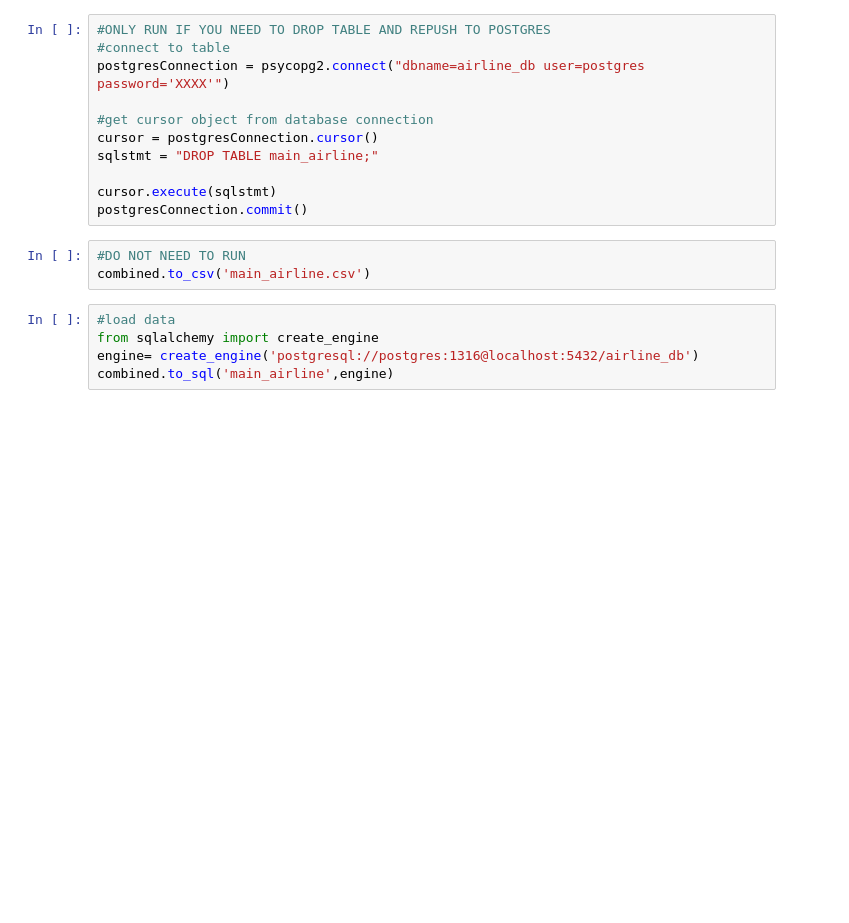
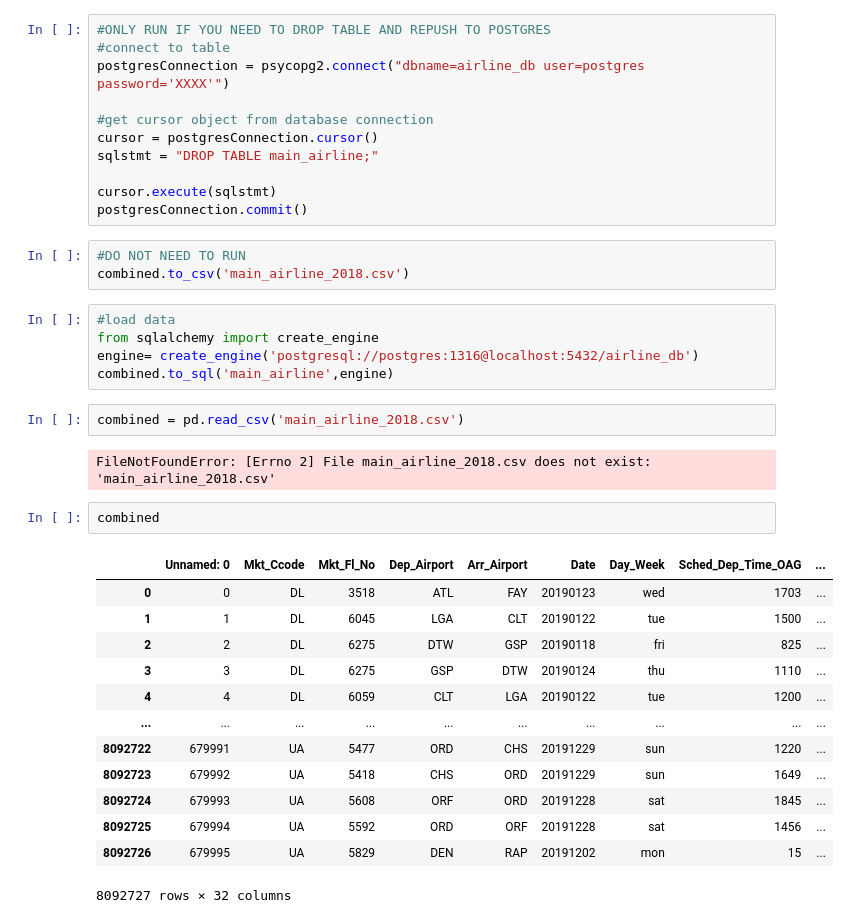
Before and after one commit to andrew-ana/machine-learning-project, a Jupyter notebook: resources/datacleaning.ipynb, the cells around one changed output. Drawn from its saved outputs; the diff is of its cells as text; blank space fills up the shorter version.

```diff
--- a/resources/datacleaning.ipynb
+++ b/resources/datacleaning.ipynb
@@ -251,9 +251,29 @@ cursor.execute(sqlstmt)
 postgresConnection.commit()
 # %%
 #DO NOT NEED TO RUN
-combined.to_csv('main_airline.csv')
+combined.to_csv('main_airline_2018.csv')
 # %%
 #load data
 from sqlalchemy import create_engine
 engine= create_engine('postgresql://postgres:1316@localhost:5432/airline_db')
 combined.to_sql('main_airline',engine)
+# %%
+combined = pd.read_csv('main_airline_2018.csv')
+# %% [output]
+FileNotFoundError: [Errno 2] File main_airline_2018.csv does not exist: 'main_airline_2018.csv'
+# %%
+combined
+# %% [output]
+|  | Unnamed: 0 | Mkt_Ccode | Mkt_Fl_No | Dep_Airport | Arr_Airport | Date | Day_Week | Sched_Dep_Time_OAG | ... |
+| 0 | 0 | DL | 3518 | ATL | FAY | 20190123 | wed | 1703 | ... |
+| 1 | 1 | DL | 6045 | LGA | CLT | 20190122 | tue | 1500 | ... |
+| 2 | 2 | DL | 6275 | DTW | GSP | 20190118 | fri | 825 | ... |
+| 3 | 3 | DL | 6275 | GSP | DTW | 20190124 | thu | 1110 | ... |
+| 4 | 4 | DL | 6059 | CLT | LGA | 20190122 | tue | 1200 | ... |
+| ... | ... | ... | ... | ... | ... | ... | ... | ... | ... |
+| 8092722 | 679991 | UA | 5477 | ORD | CHS | 20191229 | sun | 1220 | ... |
+| 8092723 | 679992 | UA | 5418 | CHS | ORD | 20191229 | sun | 1649 | ... |
+| 8092724 | 679993 | UA | 5608 | ORF | ORD | 20191228 | sat | 1845 | ... |
+| 8092725 | 679994 | UA | 5592 | ORD | ORF | 20191228 | sat | 1456 | ... |
+| 8092726 | 679995 | UA | 5829 | DEN | RAP | 20191202 | mon | 15 | ... |
+8092727 rows × 32 columns
```
Also changed, not shown: parts of 13 cells of this notebook.
